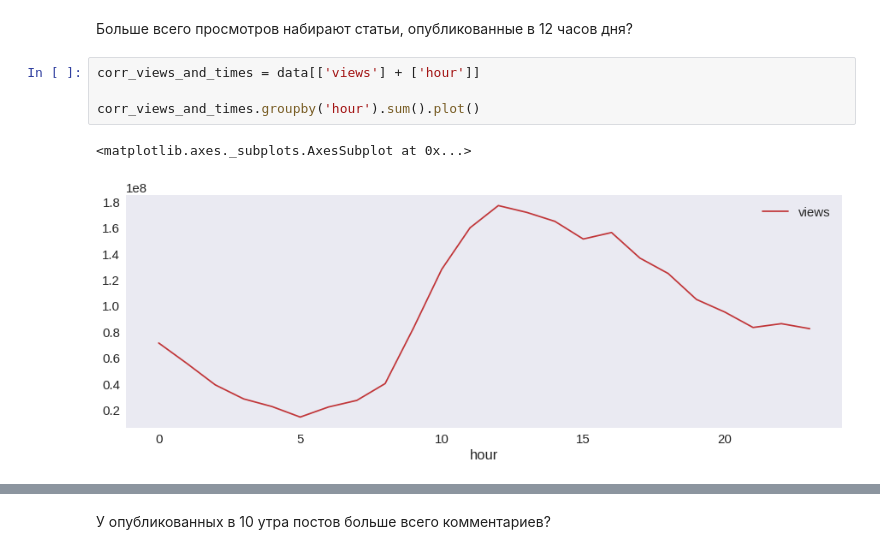
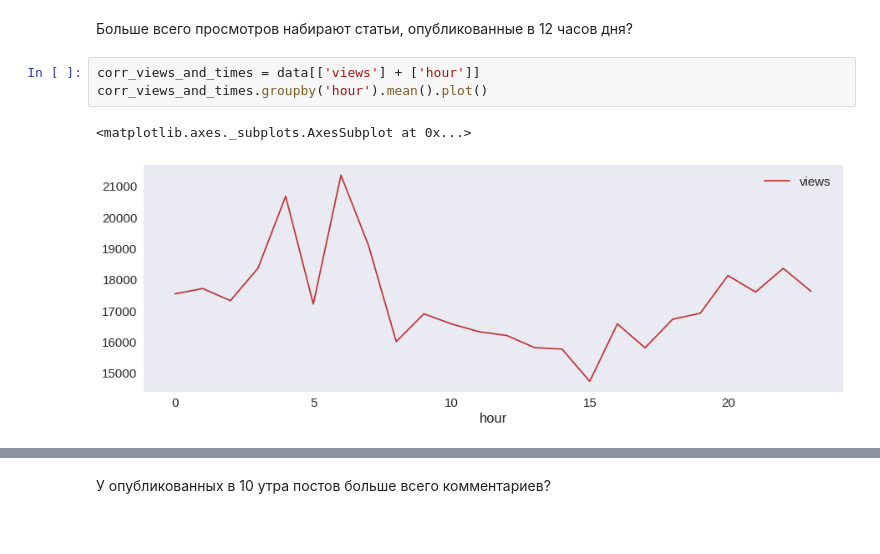
Before and after one commit to NicknameSoHard/ODS-ML-course, a Jupyter notebook: ML_homework_2.ipynb, the cells around one changed output, grey strips where cells are left out. Drawn from its saved outputs; the diff is of its cells as text.

```diff
--- a/ML_homework_2.ipynb
+++ b/ML_homework_2.ipynb
@@ -194,8 +194,7 @@ Text(0.5,1,'Кол-во статей по субботам за все врем
 Больше всего просмотров набирают статьи, опубликованные в 12 часов дня?
 # %%
 corr_views_and_times = data[['views'] + ['hour']]
-
-corr_views_and_times.groupby('hour').sum().plot()
+corr_views_and_times.groupby('hour').mean().plot()
 # %% [output]
 <matplotlib.axes._subplots.AxesSubplot at 0x...>
-[figure, old version]
+[figure, new version]
```
Also changed, not shown: parts of 15 cells of this notebook.
